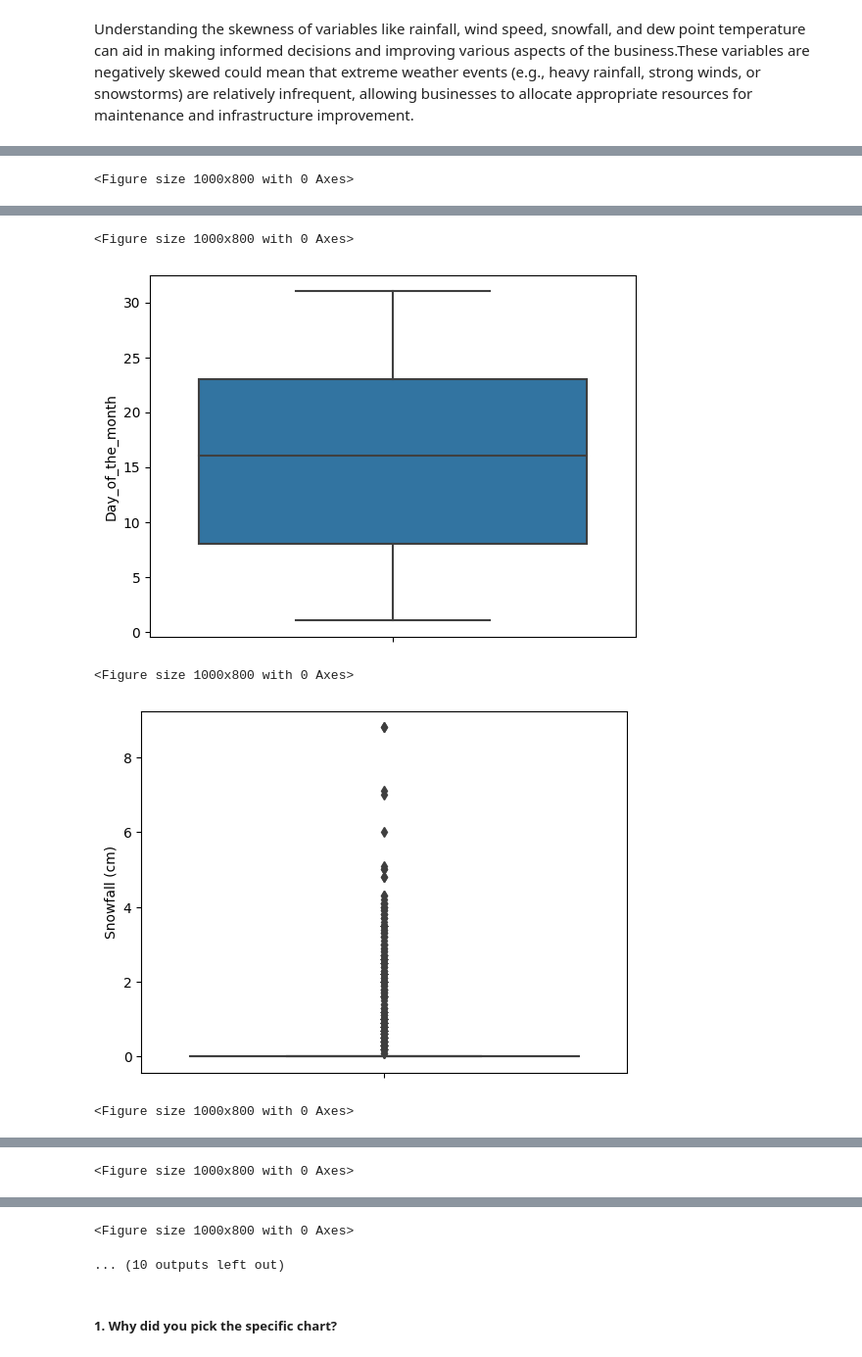
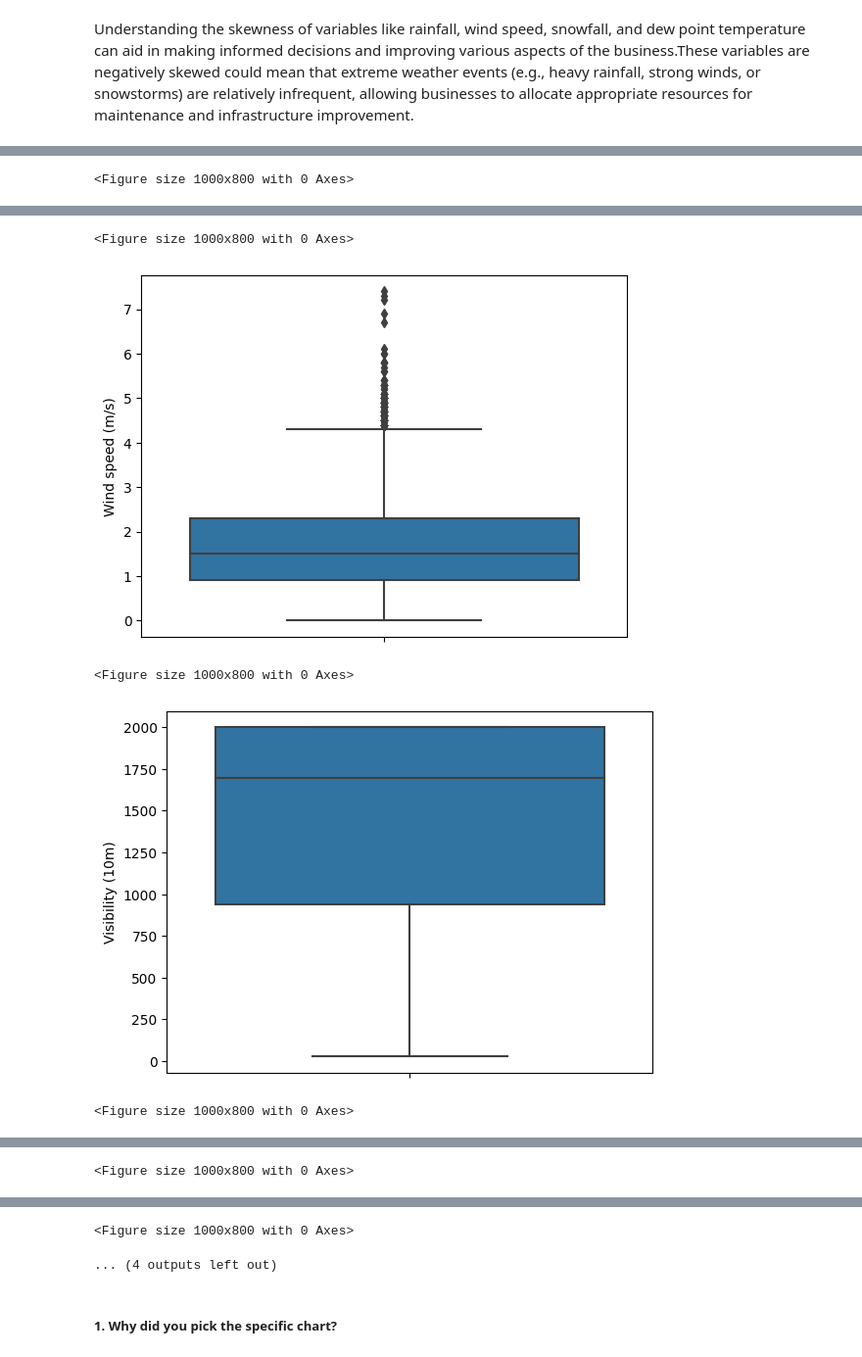
Before and after one commit to Jamal-1018/Bike-sharing-demand-prediction-Regression-Analysis, a Jupyter notebook: Bike_demand_prediction_Regression_ML.ipynb, the cells around one changed output, grey strips where cells are left out. Shown at 98% size. Cells and saved outputs as stored; diff of their text form; code cells hidden in the pictures.

```diff
--- a/Bike_demand_prediction_Regression_ML.ipynb
+++ b/Bike_demand_prediction_Regression_ML.ipynb
@@ -296,0 +293,6 @@ print(df.shape)
+# %%
+# creating a new varible 'Day of the week'
+df['Day_of_week'] = pd.to_datetime(df['Date']).dt.dayofweek
+# %%
+# Creating new variable 'Is_weekend'
+df['is_weekend']  = df['Day_of_week'].apply(lambda x: 1 if x > 4 else 0)   # 1 for weekend and 0 for weekday
@@ -351,0 +345,11 @@ Rented Bike Count
+# %%
+# Assigning the categorical and continuous varibles for the easy computational process.
+dep_var = 'Rented Bike Count'
+
+cont_var = ['Temperature(°C)','Humidity(%)','Wind speed (m/s)','Visibility (10m)','Dew point temperature(°C)','Solar Radiation (MJ/m2)','Rainfall(mm)','Snowfall (cm)']
+
+cat_var = ['Date','Hour','Seasons','Holiday','Functioning Day','Month','Day_of_the_month','Day_of_week','is_weekend']
+
+print(f'The continuous varibles are {cont_var}')
+print(f'The categorical variables are {cat_var}')
+print(f'The dependent variable is {dep_var}')
@@ -352,6 +360,7 @@ Rented Bike Count
 # %%
-# plotting a distribution graph on numerical independent variable
-for col in num_var :
-  sns.distplot(df[col], bins = 100)
+# plotting a distribution graph on continuous independent variable
+for col in cont_var :
+  sns.distplot(df[col])
+  plt.tight_layout()
   plt.show()
 # %% [output]
@@ -384,7 +391,8 @@ Understanding the skewness of variables like rainfall, wind speed, snowfall, and
 # %%
 # plotting boxplot on numerical variables
-for col in num_var:
+for col in cont_var:
   sns.boxplot( y= df[col])
   plt.figure(figsize = (10,8))
+  plt.tight_layout()
   plt.show()
 # %% [output]
@@ -394,5 +402,5 @@ for col in num_var:
 <Figure size 1000x800 with 0 Axes>
-[figure, old version]
+[figure, new version]
 <Figure size 1000x800 with 0 Axes>
-[figure, old version]
+[figure, new version]
 <Figure size 1000x800 with 0 Axes>
@@ -402,5 +410,5 @@ for col in num_var:
 <Figure size 1000x800 with 0 Axes>
-... (10 outputs left out)
+... (4 outputs left out)
 # %% [markdown]
 ##### 1. Why did you pick the specific chart?
 # %% [markdown]
```
Also changed, not shown: parts of 33 cells of this notebook.
